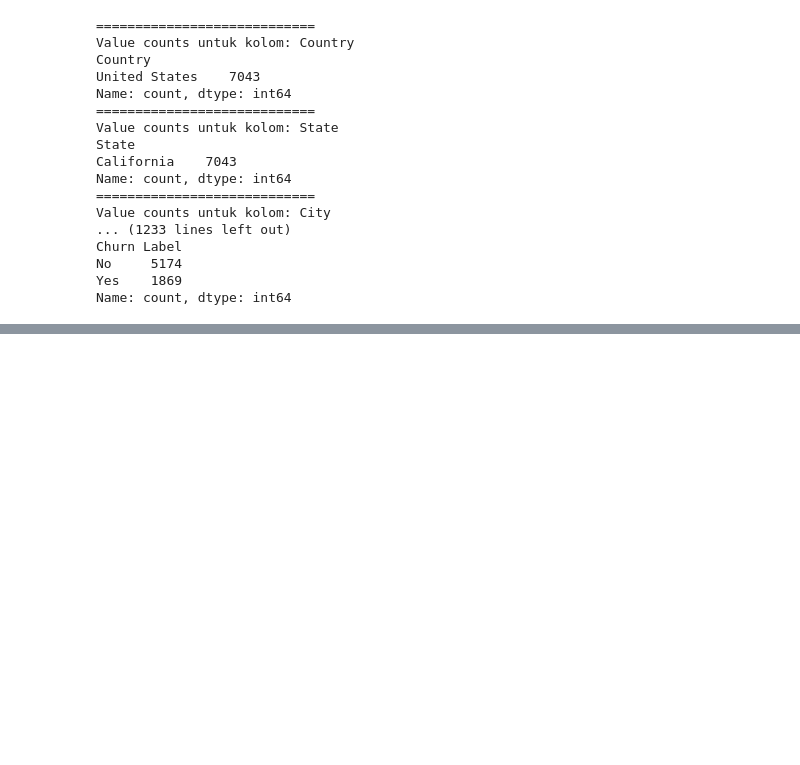
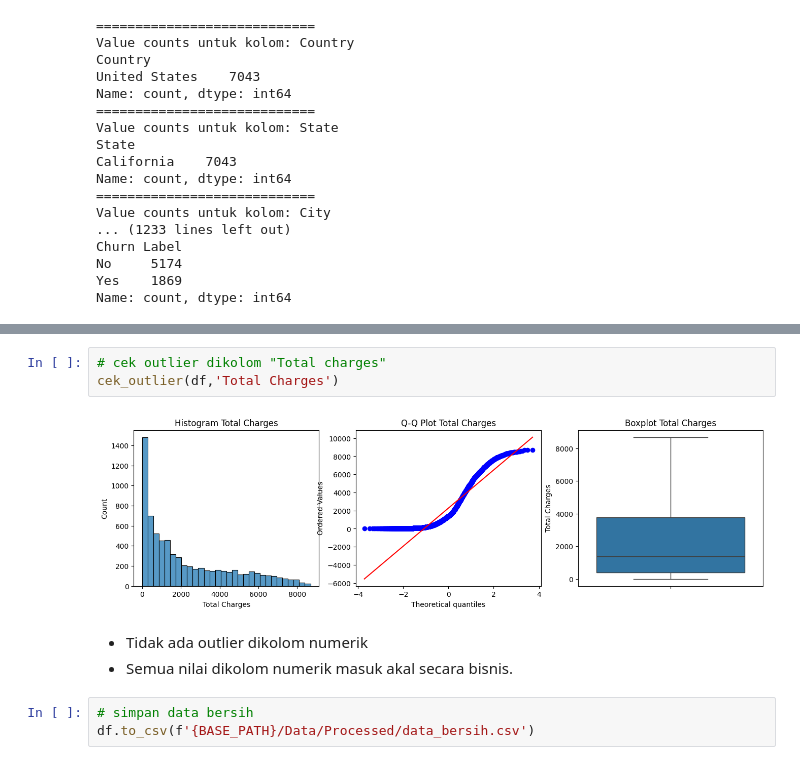
Before and after one commit to wildemar66/Project_Analisis_churn, a Jupyter notebook: notebooks/Data_cleaning.ipynb, the cells around one changed output, grey strips where cells are left out. Drawn from its saved outputs; the diff is of its cells as text; blank space fills up the shorter version.

```diff
--- a/notebooks/Data_cleaning.ipynb
+++ b/notebooks/Data_cleaning.ipynb
@@ -155,0 +283,11 @@ Name: count, dtype: int64
+# %%
+# cek outlier dikolom "Total charges"
+cek_outlier(df,'Total Charges')
+# %% [output]
+[figure, added]
+# %% [markdown]
+* Tidak ada outlier dikolom numerik
+* Semua nilai dikolom numerik masuk akal secara bisnis.
+# %%
+# simpan data bersih
+df.to_csv(f'{BASE_PATH}/Data/Processed/data_bersih.csv')
```
Also changed, not shown: parts of 19 cells of this notebook.
